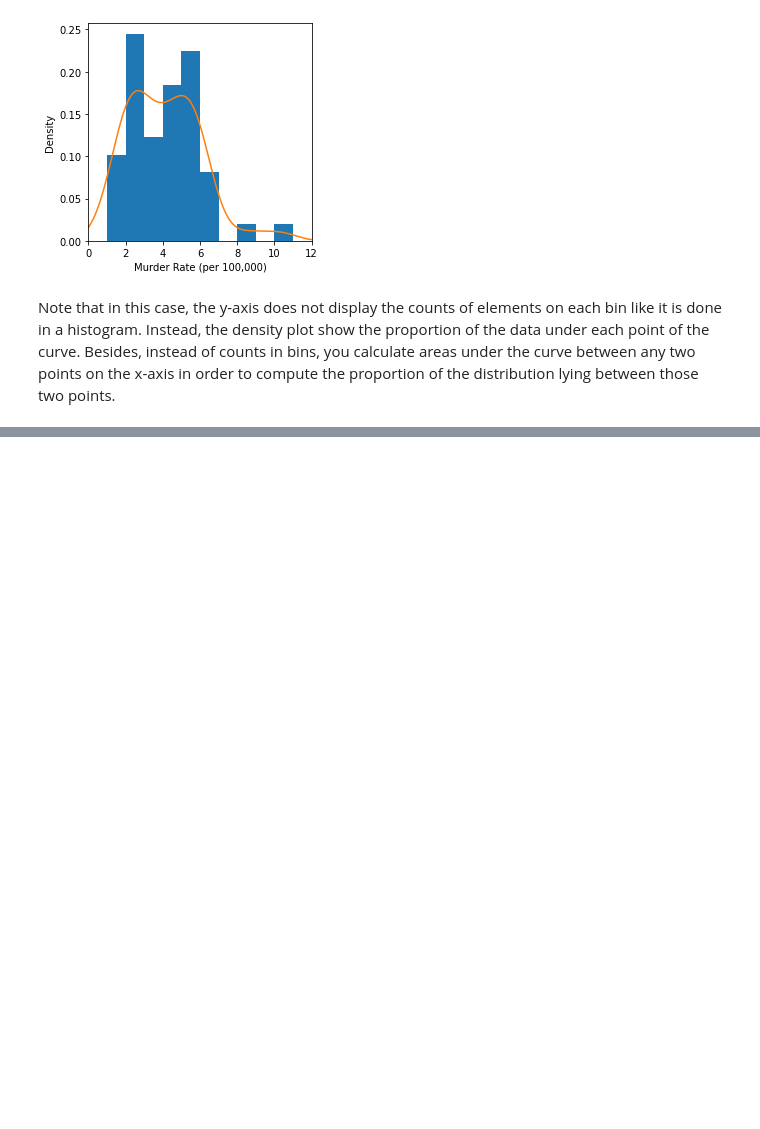
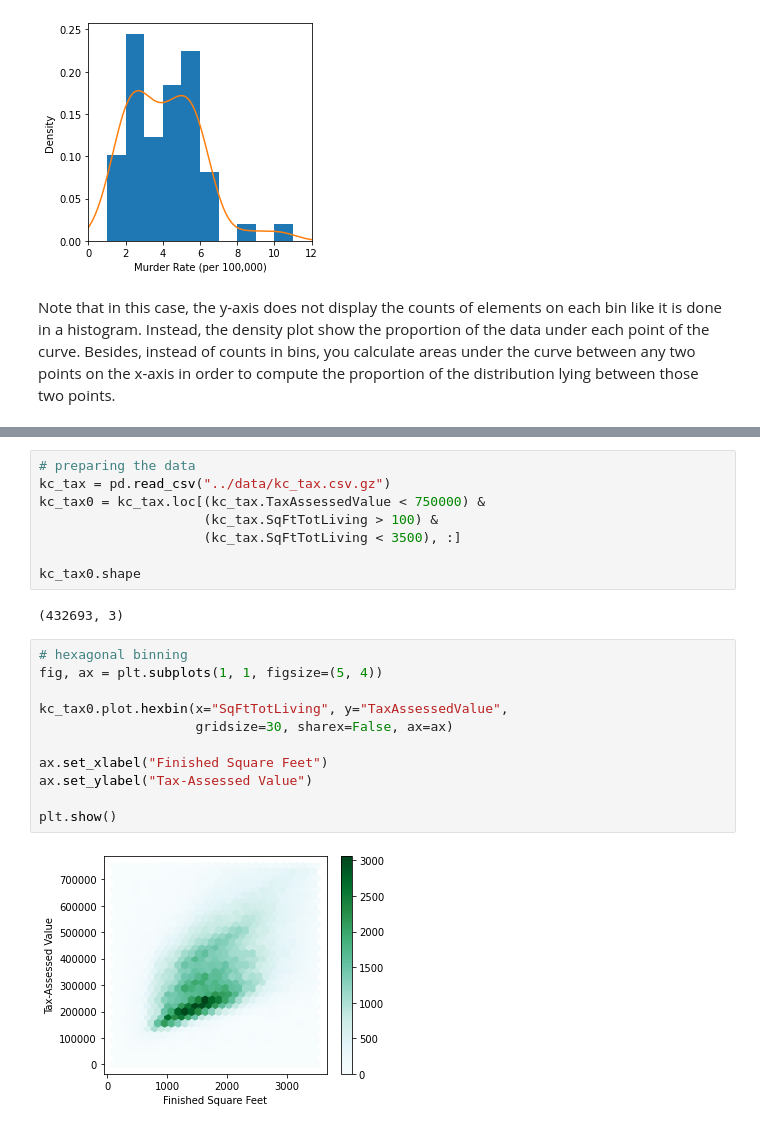
Before and after one commit to alexandrehsd/practical-statistics-notes, a Jupyter notebook: python/ch01_exploratory_data_analysis.ipynb, the cells around one changed output, grey strips where cells are left out. Drawn from its saved outputs; the diff is of its cells as text; blank space fills up the shorter version.

```diff
--- a/python/ch01_exploratory_data_analysis.ipynb
+++ b/python/ch01_exploratory_data_analysis.ipynb
@@ -182,0 +240,23 @@ Note that in this case, the y-axis does not display the counts of elements on ea
+# %%
+# preparing the data
+kc_tax = pd.read_csv("../data/kc_tax.csv.gz")
+kc_tax0 = kc_tax.loc[(kc_tax.TaxAssessedValue < 750000) &
+                     (kc_tax.SqFtTotLiving > 100) &
+                     (kc_tax.SqFtTotLiving < 3500), :]
+
+kc_tax0.shape
+# %% [output]
+(432693, 3)
+# %%
+# hexagonal binning
+fig, ax = plt.subplots(1, 1, figsize=(5, 4))
+
+kc_tax0.plot.hexbin(x="SqFtTotLiving", y="TaxAssessedValue",
+                    gridsize=30, sharex=False, ax=ax)
+
+ax.set_xlabel("Finished Square Feet")
+ax.set_ylabel("Tax-Assessed Value")
+
+plt.show()
+# %% [output]
+[figure, added]
```
Also changed, not shown: parts of 14 cells of this notebook.
